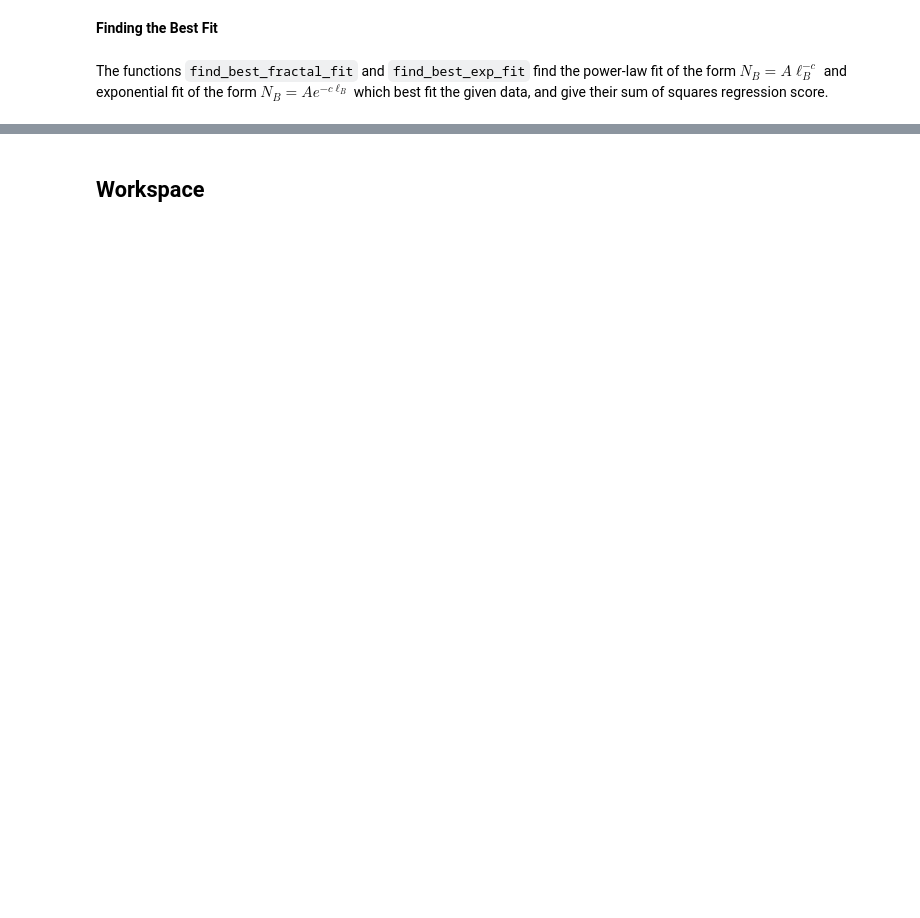
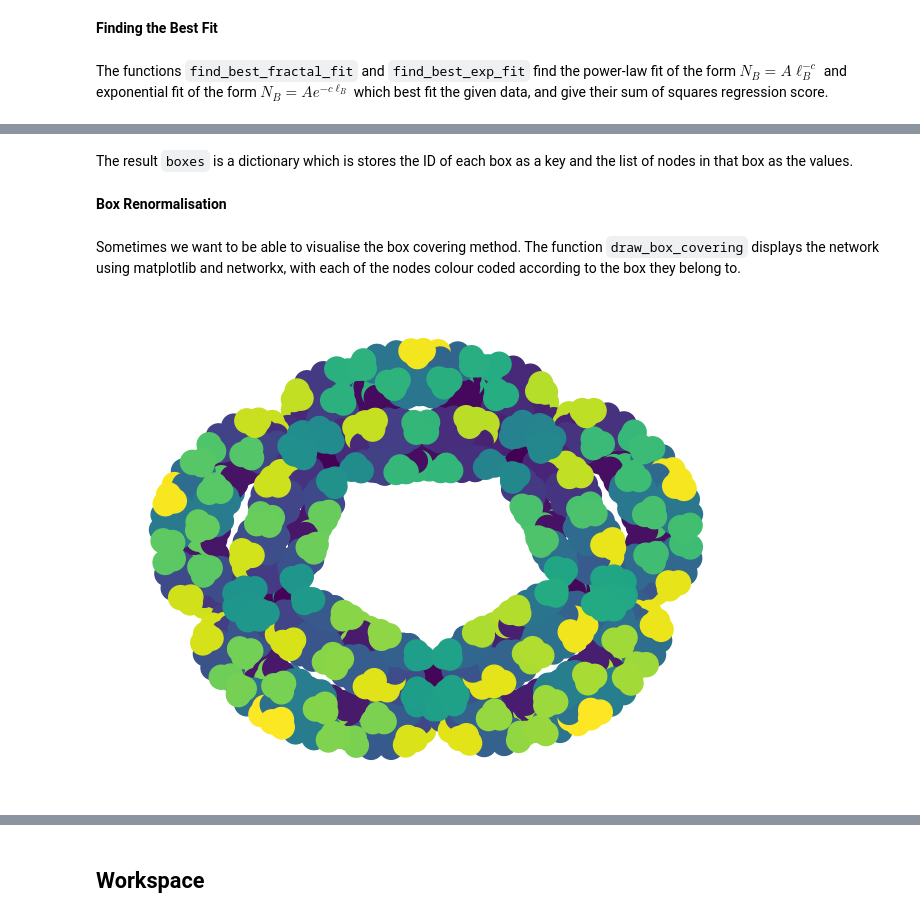
Before and after one commit to katherinehamilton/fractalnetworks, a Jupyter notebook: MEMB.ipynb, the cells around one changed output, grey strips where cells are left out. Drawn from its saved outputs; the diff is of its cells as text; code cells hidden in the pictures; blank space fills up the shorter version.

```diff
--- a/MEMB.ipynb
+++ b/MEMB.ipynb
@@ -64,5 +70,5 @@ print(centres)
 # %% [markdown]
 The amended method, accelerated using the degrees of nodes, is applied using the function `degree_based_MEMB`.
 # %%
-centres = degree_based_MEMB(notredameG, 17)
+centres = degree_based_MEMB(uvflowerG, 5)
 print(centres)
@@ -83,0 +158,21 @@ find_best_fractal_fit(
+# %%
+# Using the previously calculated centres from the uvflowerG graph.
+
+# Calculate the central distance for each node.
+central_distance = find_central_distance(uvflowerG, centres)
+
+# Assign each node to a box under the MEMB algorithm.
+nodes_to_boxes = assign_nodes_to_boxes(uvflowerG, centres, central_distance)
+
+# Find a list of nodes for each of the boxes.
+boxes = find_boxes(nodes_to_boxes, centres)
+# %% [markdown]
+The result `boxes` is a dictionary which is stores the ID of each box as a key and the list of nodes in that box as the values.
+# %% [markdown]
+**Box Renormalisation**
+# %% [markdown]
+Sometimes we want to be able to visualise the box covering method. The function `draw_box_covering` displays the network using matplotlib and networkx, with each of the nodes colour coded according to the box they belong to.
+# %%
+draw_box_covering(uvflowerG, nodes_to_boxes)
+# %% [output]
+[figure, added]
```
Also changed, not shown: parts of 50 cells of this notebook.
